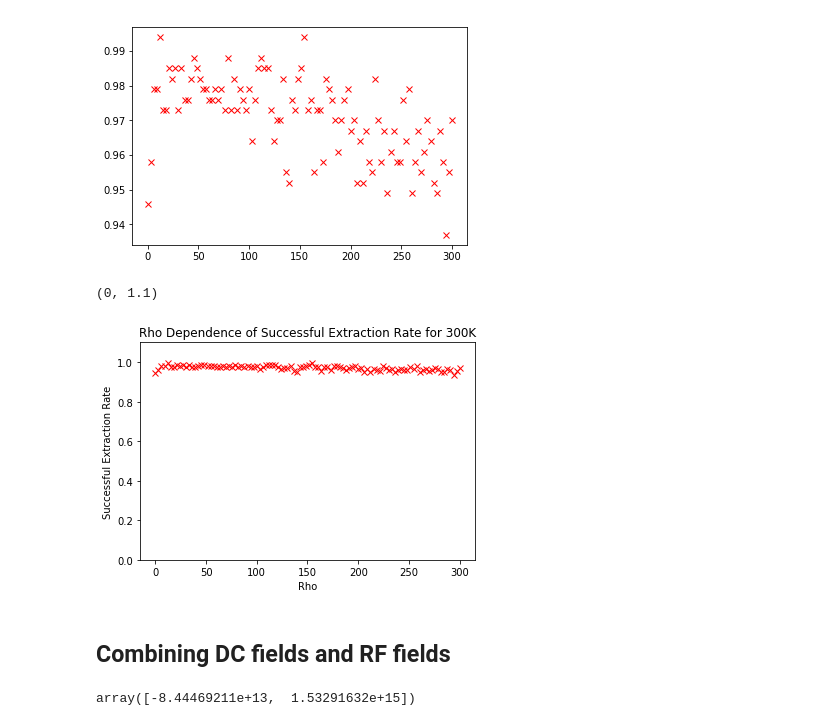
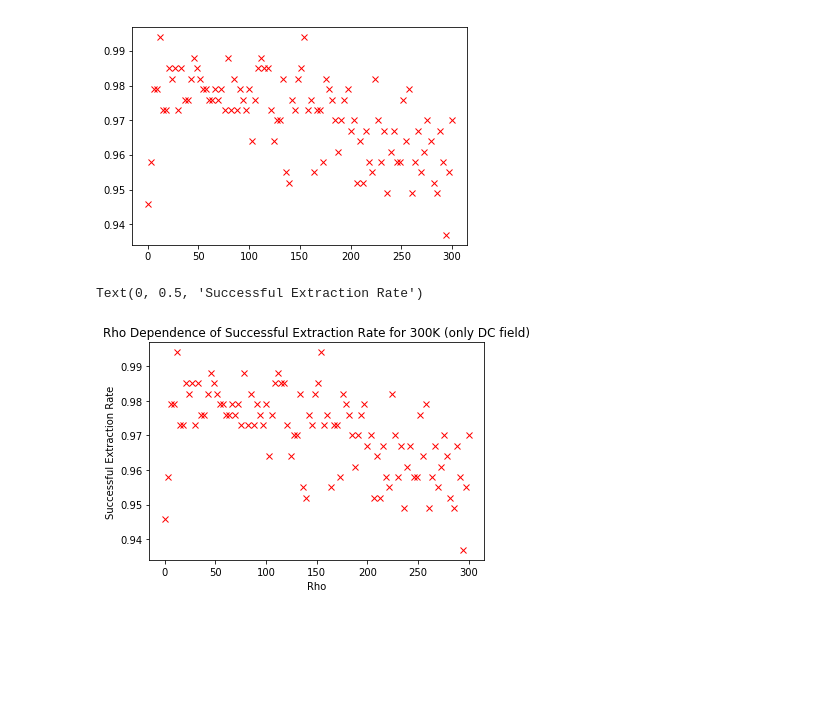
Before and after one commit to HaeffnerLab/Electron-Trap-Design-Testing, a Jupyter notebook: ext_sim1.ipynb, the cells around one changed output. Cells and saved outputs as stored; diff of their text form; code cells hidden in the pictures; blank space fills up the shorter version.

```diff
--- a/ext_sim1.ipynb
+++ b/ext_sim1.ipynb
@@ -356,12 +356,9 @@ The result for T =  300.0 kelvin:
 [figure]
 # %%
 plt.plot(rou_s*1.0e6, success_rate[T], 'rx')
-plt.title("Rho Dependence of Successful Extraction Rate for 300K")
+plt.title("Rho Dependence of Successful Extraction Rate for 300K (only DC field)")
 plt.xlabel("Rho")
 plt.ylabel("Successful Extraction Rate")
-plt.ylim(0, 1.1)
 # %% [output]
-(0, 1.1)
+Text(0, 0.5, 'Successful Extraction Rate')
-[figure, old version]
+[figure, new version]
-# %% [markdown]
-## Combining DC fields and RF fields
@@ -371,4 +364,0 @@ data_RF = np.loadtxt("etrap_65V_1p5GHz_realsmoothExEy_500nm_25passes_quarter.fld
-# %%
-acceleration(1.0e-6, 4.0e-6, 1.386856764)
-# %% [output]
-array([-8.44469211e+13,  1.53291632e+15])
```
Also changed, not shown: parts of 1 cell of this notebook, 2 other files.
